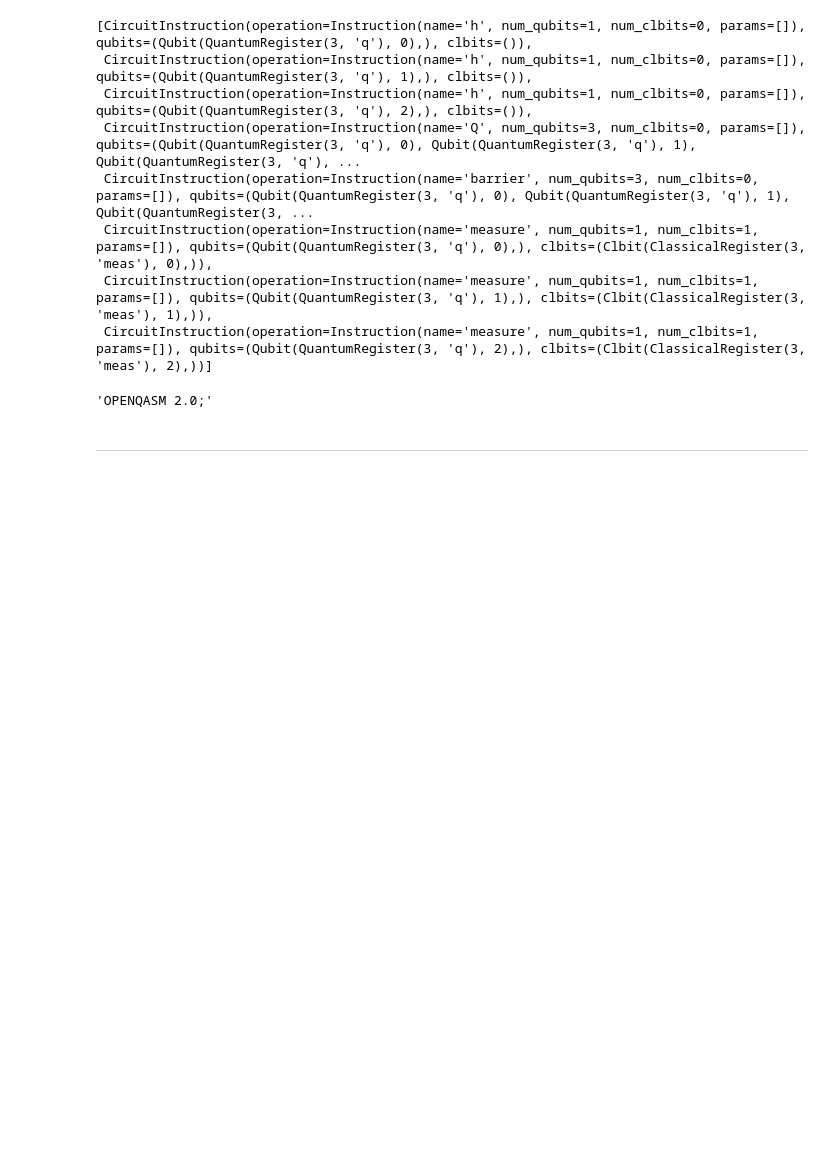
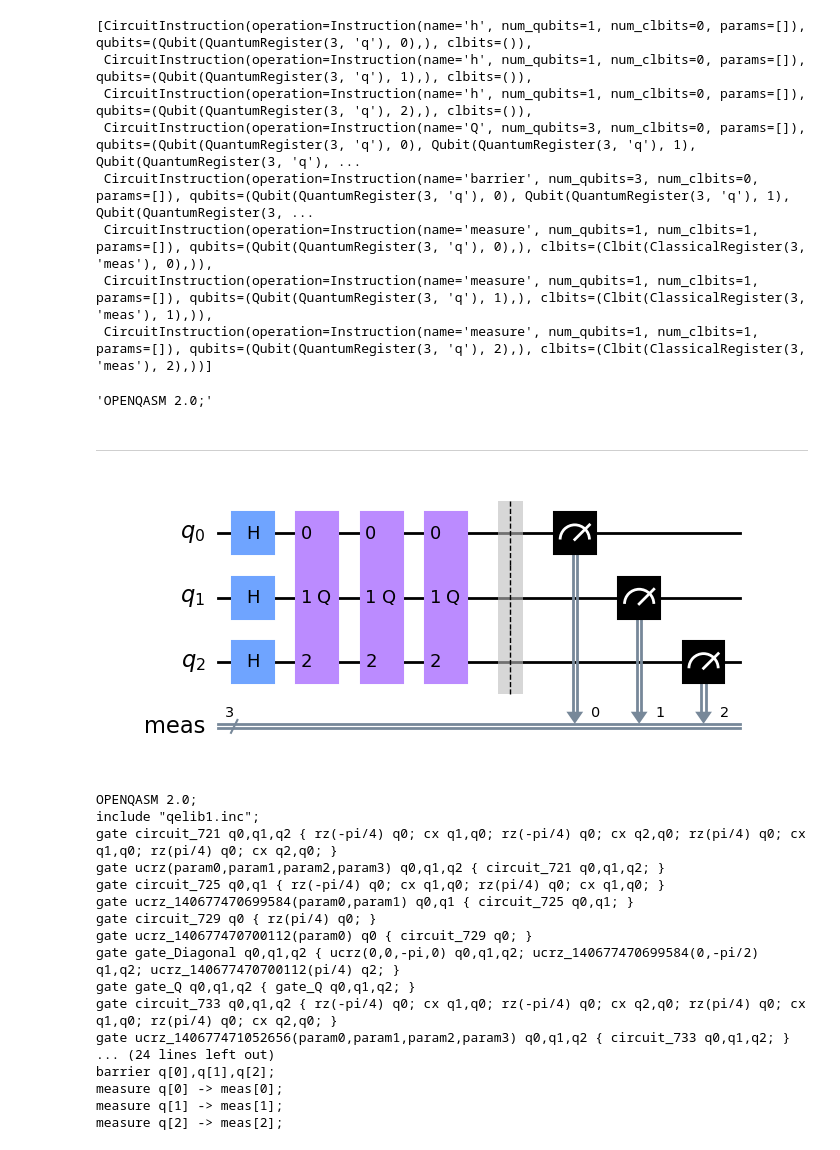
Before and after one commit to Dpbm/quantum, a Jupyter notebook: code/fixing/qasm_error/wrong_qasm.ipynb, the cells around one changed output. Saved outputs shown, nothing was run; the diff lists cells and outputs as text; code cells hidden in the pictures; blank space fills up the shorter version.

Commit message:
debbuging qasm function

```diff
--- a/code/fixing/qasm_error/wrong_qasm.ipynb
+++ b/code/fixing/qasm_error/wrong_qasm.ipynb
@@ -193,6 +189,35 @@ circuit.header
 'OPENQASM 2.0;'
 # %% [markdown]
 ---
+# %%
+secret = 4 # the owner is randomly picked
+secret_string = format(secret, "03b")  # format the owner in 3-bit string
+oracle = Statevector.from_label(secret_string)  # let the oracle know the owner
+problem = AmplificationProblem(oracle, is_good_state=secret_string)
+grover = Grover(iterations=3)
+circuit = grover.construct_circuit(problem)
+circuit.measure_all()
+display(circuit.draw('mpl'))
+print(circuit.qasm())
+# %% [output]
+[figure, new version]
+OPENQASM 2.0;
+include "qelib1.inc";
+gate circuit_721 q0,q1,q2 { rz(-pi/4) q0; cx q1,q0; rz(-pi/4) q0; cx q2,q0; rz(pi/4) q0; cx q1,q0; rz(pi/4) q0; cx q2,q0; }
+gate ucrz(param0,param1,param2,param3) q0,q1,q2 { circuit_721 q0,q1,q2; }
+gate circuit_725 q0,q1 { rz(-pi/4) q0; cx q1,q0; rz(pi/4) q0; cx q1,q0; }
+gate ucrz_140677470699584(param0,param1) q0,q1 { circuit_725 q0,q1; }
+gate circuit_729 q0 { rz(pi/4) q0; }
+gate ucrz_140677470700112(param0) q0 { circuit_729 q0; }
+gate gate_Diagonal q0,q1,q2 { ucrz(0,0,-pi,0) q0,q1,q2; ucrz_140677470699584(0,-pi/2) q1,q2; ucrz_140677470700112(pi/4) q2; }
+gate gate_Q q0,q1,q2 { gate_Q q0,q1,q2; }
+gate circuit_733 q0,q1,q2 { rz(-pi/4) q0; cx q1,q0; rz(-pi/4) q0; cx q2,q0; rz(pi/4) q0; cx q1,q0; rz(pi/4) q0; cx q2,q0; }
+gate ucrz_140677471052656(param0,param1,param2,param3) q0,q1,q2 { circuit_733 q0,q1,q2; }
+... (24 lines left out)
+barrier q[0],q[1],q[2];
+measure q[0] -> meas[0];
+measure q[1] -> meas[1];
+measure q[2] -> meas[2];
 # %%
 import string
 import itertools
```
Also changed, not shown: parts of 8 cells of this notebook, 1 other file.
